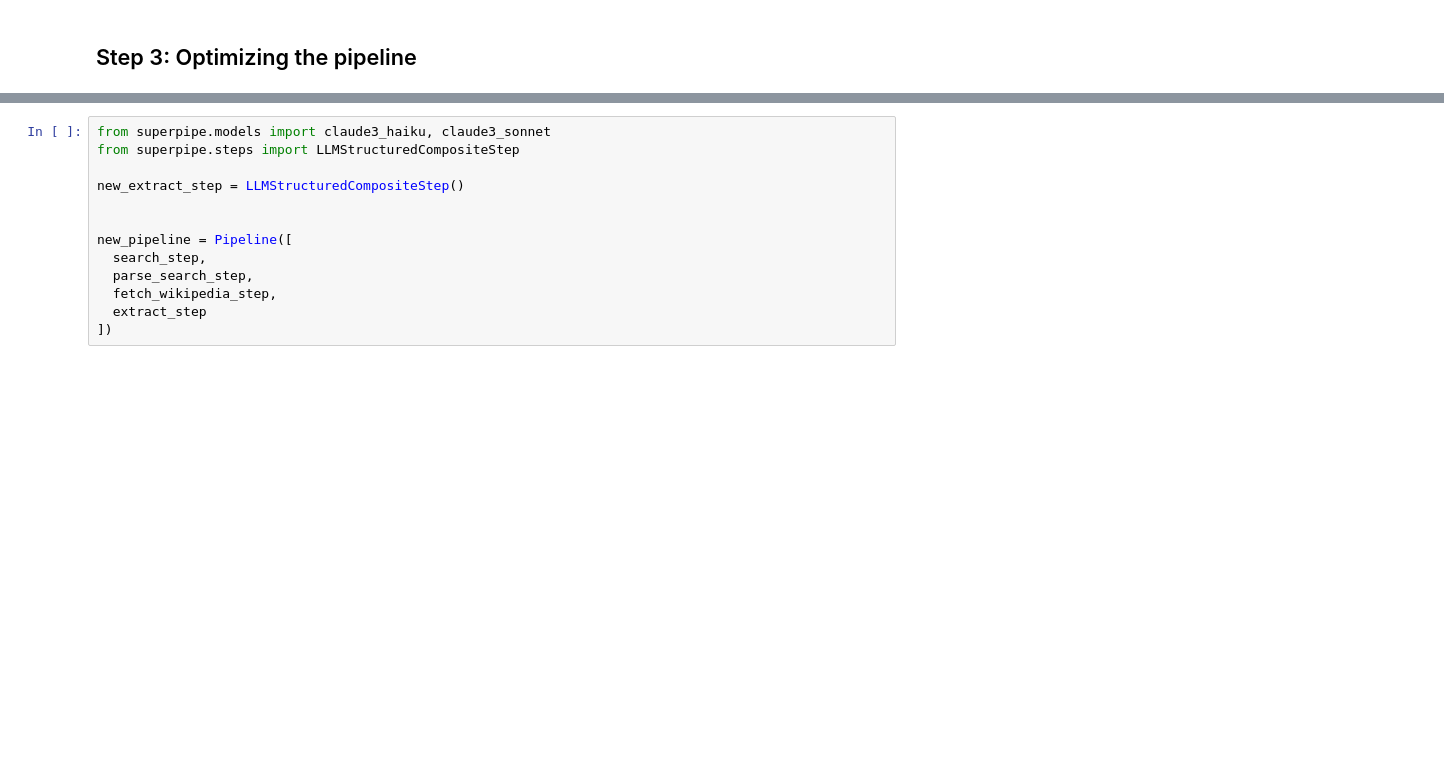
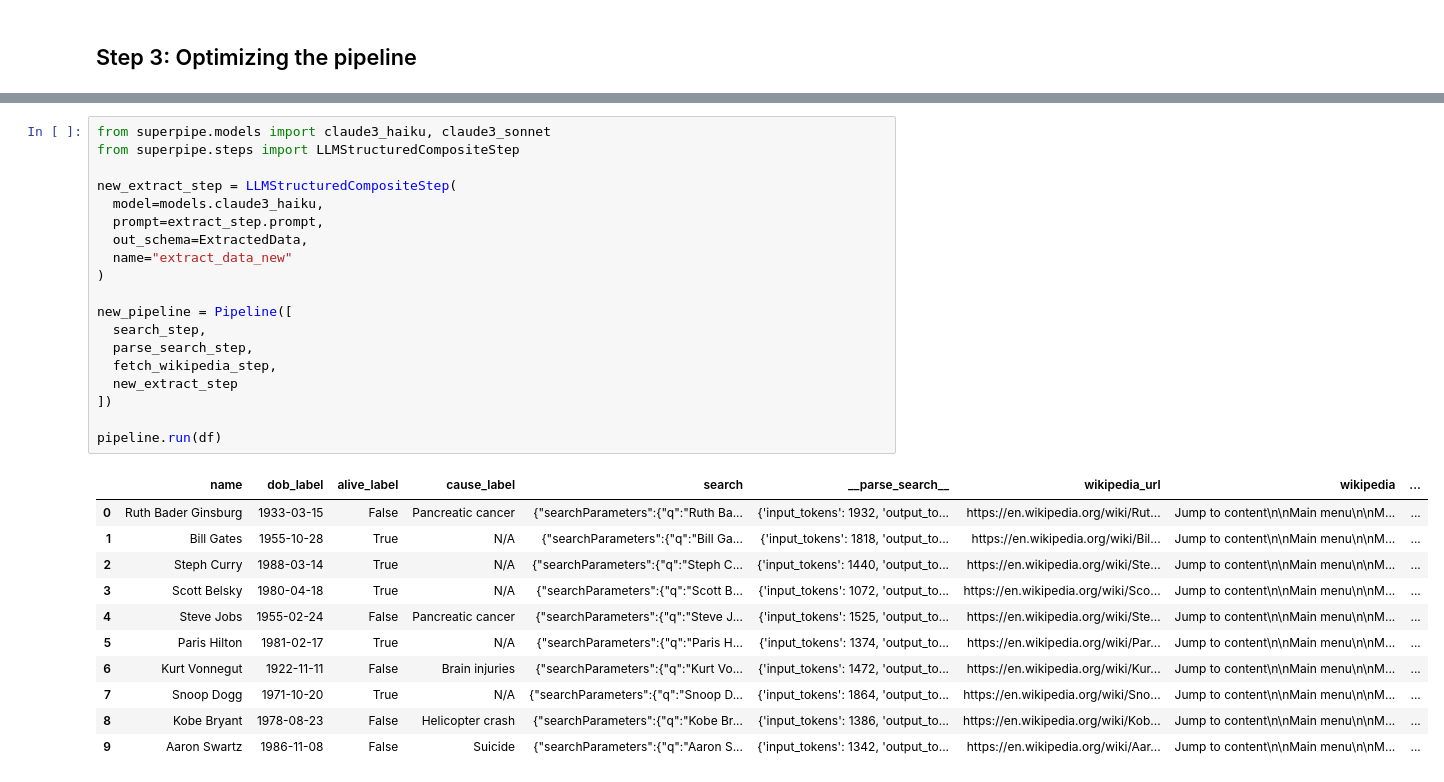
Before and after one commit to villagecomputing/superpipe, a Jupyter notebook: docs/examples/web_scraping/web_scraping.ipynb, the cells around one changed output, grey strips where cells are left out. Cells and saved outputs as stored; diff of their text form; blank space fills up the shorter version.

```diff
--- a/docs/examples/web_scraping/web_scraping.ipynb
+++ b/docs/examples/web_scraping/web_scraping.ipynb
@@ -184,13 +186,31 @@ Step extract_data:
 # %%
 from superpipe.models import claude3_haiku, claude3_sonnet
 from superpipe.steps import LLMStructuredCompositeStep
 
-new_extract_step = LLMStructuredCompositeStep()
-
+new_extract_step = LLMStructuredCompositeStep(
+  model=models.claude3_haiku,
+  prompt=extract_step.prompt,
+  out_schema=ExtractedData,
+  name="extract_data_new"
+)
 
 new_pipeline = Pipeline([
   search_step,
   parse_search_step,
   fetch_wikipedia_step,
-  extract_step
+  new_extract_step
 ])
+
+pipeline.run(df)
+# %% [output]
+|  | name | dob_label | alive_label | cause_label | search | __parse_search__ | wikipedia_url | wikipedia | ... |
+| 0 | Ruth Bader Ginsburg | 1933-03-15 | False | Pancreatic cancer | {"searchParameters":{"q":"Ruth Ba... | {'input_tokens': 1932, 'output_to... | https://en.wikipedia.org/wiki/Rut... | Jump to content\n\nMain menu\n\nM... | ... |
+| 1 | Bill Gates | 1955-10-28 | True | N/A | {"searchParameters":{"q":"Bill Ga... | {'input_tokens': 1818, 'output_to... | https://en.wikipedia.org/wiki/Bil... | Jump to content\n\nMain menu\n\nM... | ... |
+| 2 | Steph Curry | 1988-03-14 | True | N/A | {"searchParameters":{"q":"Steph C... | {'input_tokens': 1440, 'output_to... | https://en.wikipedia.org/wiki/Ste... | Jump to content\n\nMain menu\n\nM... | ... |
+| 3 | Scott Belsky | 1980-04-18 | True | N/A | {"searchParameters":{"q":"Scott B... | {'input_tokens': 1072, 'output_to... | https://en.wikipedia.org/wiki/Sco... | Jump to content\n\nMain menu\n\nM... | ... |
+| 4 | Steve Jobs | 1955-02-24 | False | Pancreatic cancer | {"searchParameters":{"q":"Steve J... | {'input_tokens': 1525, 'output_to... | https://en.wikipedia.org/wiki/Ste... | Jump to content\n\nMain menu\n\nM... | ... |
+| 5 | Paris Hilton | 1981-02-17 | True | N/A | {"searchParameters":{"q":"Paris H... | {'input_tokens': 1374, 'output_to... | https://en.wikipedia.org/wiki/Par... | Jump to content\n\nMain menu\n\nM... | ... |
+| 6 | Kurt Vonnegut | 1922-11-11 | False | Brain injuries | {"searchParameters":{"q":"Kurt Vo... | {'input_tokens': 1472, 'output_to... | https://en.wikipedia.org/wiki/Kur... | Jump to content\n\nMain menu\n\nM... | ... |
+| 7 | Snoop Dogg | 1971-10-20 | True | N/A | {"searchParameters":{"q":"Snoop D... | {'input_tokens': 1864, 'output_to... | https://en.wikipedia.org/wiki/Sno... | Jump to content\n\nMain menu\n\nM... | ... |
+| 8 | Kobe Bryant | 1978-08-23 | False | Helicopter crash | {"searchParameters":{"q":"Kobe Br... | {'input_tokens': 1386, 'output_to... | https://en.wikipedia.org/wiki/Kob... | Jump to content\n\nMain menu\n\nM... | ... |
+| 9 | Aaron Swartz | 1986-11-08 | False | Suicide | {"searchParameters":{"q":"Aaron S... | {'input_tokens': 1342, 'output_to... | https://en.wikipedia.org/wiki/Aar... | Jump to content\n\nMain menu\n\nM... | ... |
```
Also changed, not shown: parts of 6 cells of this notebook, 1 other file.
